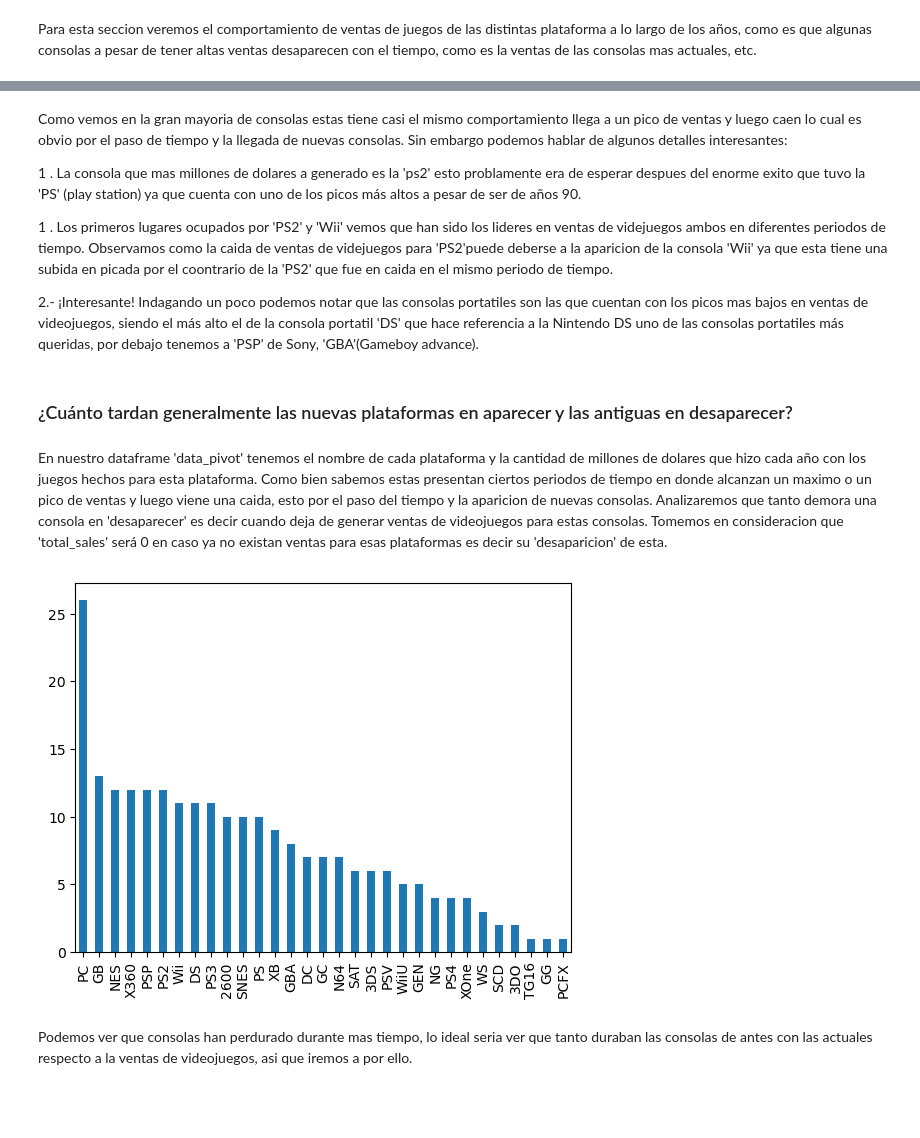
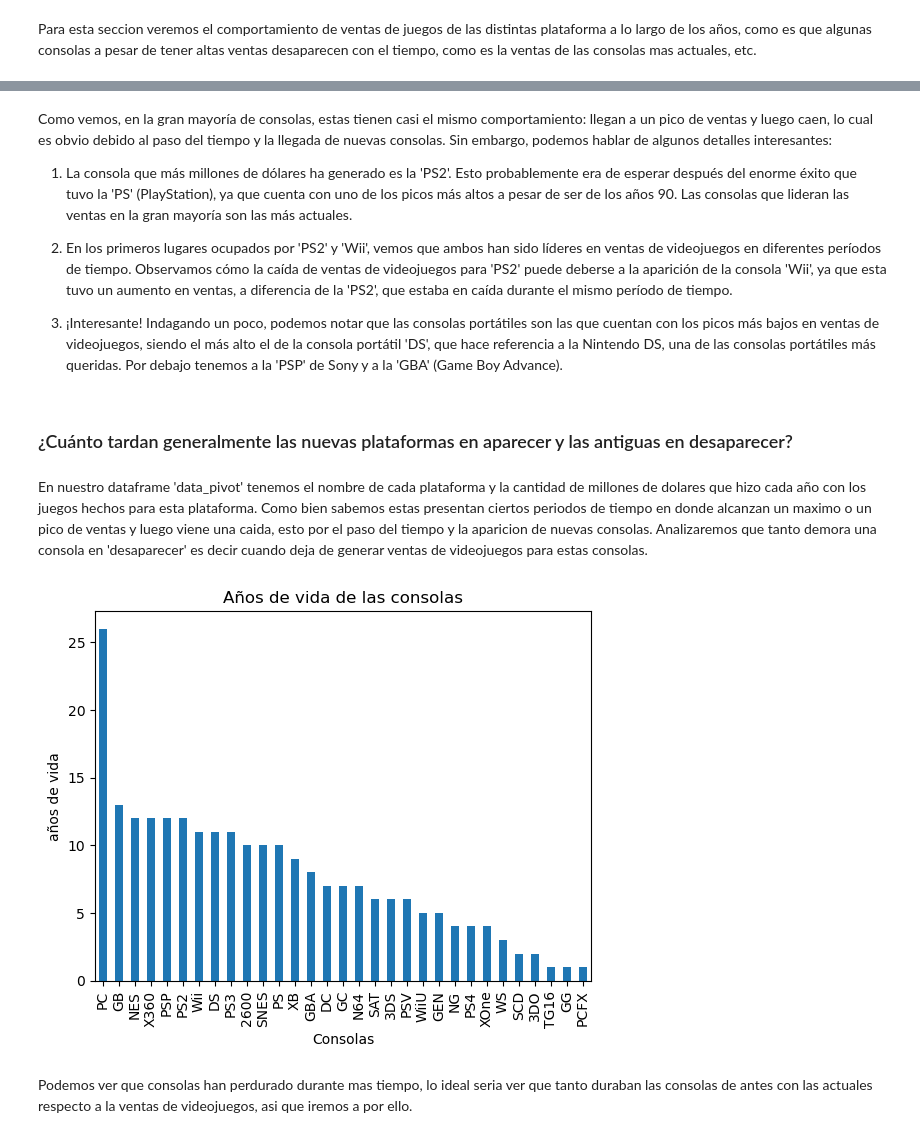
Before and after one commit to lautaroballesteros0926/notebok_sprint6, a Jupyter notebook: notebook.ipynb, the cells around one changed output, grey strips where cells are left out. Saved outputs shown, nothing was run; the diff lists cells and outputs as text; code cells hidden in the pictures; blank space fills up the shorter version.

```diff
--- a/notebook.ipynb
+++ b/notebook.ipynb
@@ -75,6 +76,6 @@ Como sabemos 'user_score' es el puntaje que le colocan los usuarios a un determi
 # %%
-#Cambiamos 'tbd' a 999
-data_game.loc[data_game['user_score']=='tbd','user_score']=999
+#Cambiamos 'tbd' a NaN
+data_game['user_score'].replace('tbd',np.nan,inplace=True)
 #Cambio en el tipo de dato
 data_game['user_score']=data_game['user_score'].astype('float')
 # %%
@@ -97,4 +95,0 @@ Completaremos estos valores ausentes como 'no rating' (No clasificado). Como ult
-# %%
-data_game['rating'].fillna('no rating',inplace=True)
-#Cambiando el tipo de dato
-data_game['rating']=data_game['rating'].astype('category')
@@ -109,6 +96,3 @@ Como vemos existe un numero limitado de consolas por lo que seria recomendable c
-# %%
-#Cambio de tipo de dato category
-data_game['platform']=data_game['platform'].astype('category')
 # %% [markdown]
 ## Tratamiento de duplicados
 # %%
@@ -204,7 +188,6 @@ Ya que representa una cantidad importante de datos, vamos a dejar estos valores
 # %%
-data_game=data_game.dropna(subset=['year_of_release'])
 #cambio en el tipo de dato
-data_game['year_of_release']= data_game['year_of_release'].astype('int')
+data_game['year_of_release']= data_game['year_of_release'].astype('Int64')
 # %% [markdown]
 ### columna genre
 # %%
@@ -327,25 +312,26 @@ plt.show()
 # %% [markdown]
-Como vemos en la gran mayoria de consolas estas tiene casi el mismo comportamiento llega a un pico de ventas y luego caen lo cual es obvio por el paso de tiempo y la llegada de nuevas consolas. Sin embargo podemos hablar de algunos detalles interesantes:
+Como vemos, en la gran mayoría de consolas, estas tienen casi el mismo comportamiento: llegan a un pico de ventas y luego caen, lo cual es obvio debido al paso del tiempo y la llegada de nuevas consolas. Sin embargo, podemos hablar de algunos detalles interesantes:
 
-1 . La consola que mas millones de dolares a generado es la 'ps2' esto problamente era de esperar despues del enorme exito que tuvo la 'PS' (play station) ya que cuenta con uno de los picos más altos a pesar de ser de años 90.
+1. La consola que más millones de dólares ha generado es la 'PS2'. Esto probablemente era de esperar después del enorme éxito que tuvo la 'PS' (PlayStation), ya que cuenta con uno de los picos más altos a pesar de ser de los años 90. Las consolas que lideran las ventas en la gran mayoría son las más actuales.
 
-1 . Los primeros lugares ocupados por 'PS2' y 'Wii' vemos que han sido los lideres en ventas de videjuegos ambos en diferentes periodos de tiempo. Observamos como la caida de ventas de videjuegos para 'PS2'puede deberse a la aparicion de la consola 'Wii' ya que esta tiene una subida en picada por el coontrario de la 'PS2' que fue en caida en el mismo periodo de tiempo.
+2. En los primeros lugares ocupados por 'PS2' y 'Wii', vemos que ambos han sido líderes en ventas de videojuegos en diferentes períodos de tiempo. Observamos cómo la caída de ventas de videojuegos para 'PS2' puede deberse a la aparición de la consola 'Wii', ya que esta tuvo un aumento en ventas, a diferencia de la 'PS2', que estaba en caída durante el mismo período de tiempo.
 
-2.- ¡Interesante! Indagando un poco podemos notar que las consolas portatiles son las que cuentan con los picos mas bajos en ventas de videojuegos, siendo el más alto el de la consola portatil 'DS' que hace referencia a la Nintendo DS uno de las consolas portatiles más queridas, por debajo tenemos a 'PSP' de Sony, 'GBA'(Gameboy advance).
+3. ¡Interesante! Indagando un poco, podemos notar que las consolas portátiles son las que cuentan con los picos más bajos en ventas de videojuegos, siendo el más alto el de la consola portátil 'DS', que hace referencia a la Nintendo DS, una de las consolas portátiles más queridas. Por debajo tenemos a la 'PSP' de Sony y a la 'GBA' (Game Boy Advance).
 # %% [markdown]
 ###  ¿Cuánto tardan generalmente las nuevas plataformas en aparecer y las antiguas en desaparecer?
 # %% [markdown]
-En nuestro dataframe 'data_pivot' tenemos el nombre de cada plataforma y la cantidad de millones de dolares que hizo cada año con los juegos hechos para esta plataforma. Como bien sabemos estas presentan ciertos periodos de tiempo en donde alcanzan un maximo o un pico de ventas y luego viene una caida, esto por el paso del tiempo y la aparicion de nuevas consolas. Analizaremos que tanto demora una consola en 'desaparecer' es decir cuando deja de generar ventas de videojuegos para estas consolas. Tomemos en consideracion que 'total_sales' será 0 en caso ya no existan ventas para esas plataformas es decir su 'desaparicion' de esta.
+En nuestro dataframe 'data_pivot' tenemos el nombre de cada plataforma y la cantidad de millones de dolares que hizo cada año con los juegos hechos para esta plataforma. Como bien sabemos estas presentan ciertos periodos de tiempo en donde alcanzan un maximo o un pico de ventas y luego viene una caida, esto por el paso del tiempo y la aparicion de nuevas consolas. Analizaremos que tanto demora una consola en 'desaparecer' es decir cuando deja de generar ventas de videojuegos para estas consolas.
 # %%
-#eliminaremos las filas que contengan total_sales '0'
-df_filtered=data_pivot[data_pivot['total_sales']!=0]
 #contaremos cuantas veces se repite la 'platform' para asi saber cuantos años tardo en desaparecer
-lifetime_of_a_console=df_filtered['platform'].value_counts()
+lifetime_of_a_console=data_pivot['platform'].value_counts()
 #Graficaremos
 lifetime_of_a_console.plot(kind='bar')
+plt.xlabel('Consolas')
+plt.ylabel('años de vida')
+plt.title('Años de vida de las consolas')
 plt.show()
 # %% [output]
-[figure, old version]
+[figure, new version]
 # %% [markdown]
 Podemos ver que consolas han perdurado durante mas tiempo, lo ideal seria ver que tanto duraban las consolas de antes con las actuales respecto a la ventas de videojuegos, asi que iremos a por ello.
 # %%
```
Also changed, not shown: parts of 71 cells of this notebook.
